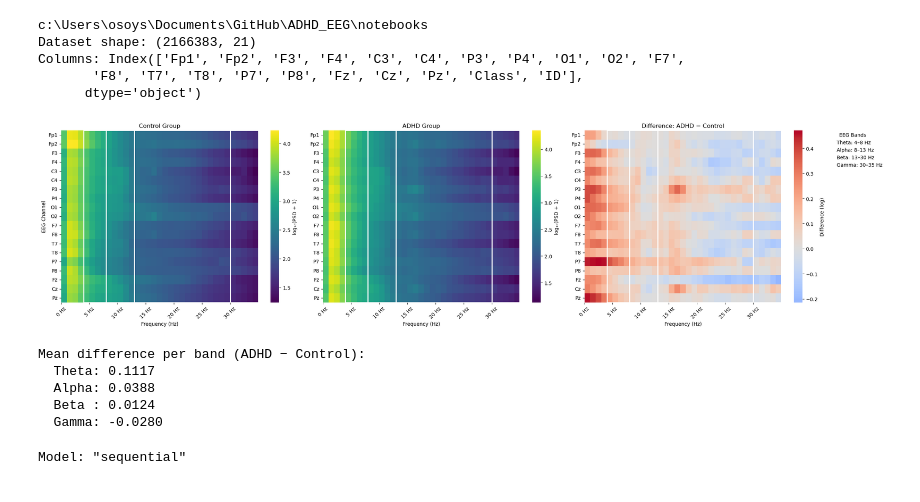
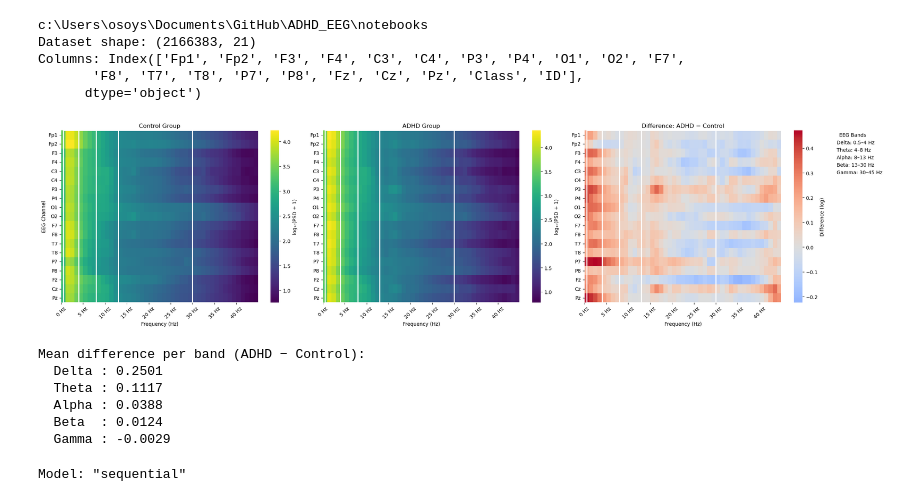
Before and after one commit to KatarzynaStefanowicz/ADHD_EEG, a Jupyter notebook: notebooks/hirnmap.ipynb, the cells around one changed output. Cells and saved outputs as stored; diff of their text form; code cells hidden in the pictures.

Commit message:
gamma waves now till 45Hz (#9)

```diff
--- a/notebooks/hirnmap.ipynb
+++ b/notebooks/hirnmap.ipynb
@@ -65,7 +65,7 @@ adhd_avg    = X[y == 1].mean(axis=0)
 control_avg = X[y == 0].mean(axis=0)
 
 # 2. Select bins corresponding to 4–35 Hz (fs=128, nperseg=128 → 1 Hz/Bin)
-freq_start, freq_end = 0, 35      # include bins 4..35
+freq_start, freq_end = 0, 45      # include bins 4..35
 adhd_cut    = adhd_avg[:,    freq_start:freq_end]
 control_cut = control_avg[:, freq_start:freq_end]
 
@@ -83,6 +83,7 @@ tick_labels = [f"{h} Hz" for h in hz_ticks]
 
 # 6. Define EEG bands in Hz
 band_defs_hz = {
+    "Delta": (0.5, 4),
     "Theta": (4, 8),
     "Alpha": (8, 13),
     "Beta":  (13, 30),
@@ -124,42 +125,48 @@ for ax, data, title, cmap, center in zip(
     # 8. Draw rectangular outlines around each EEG band
     n_ch = len(channels)
     for name, (b0, b1) in band_defs.items():
         rect = Rectangle((b0, 0), b1 - b0, n_ch,
                          fill=False, edgecolor='white', linewidth=2)
         ax.add_patch(rect)
 
 # 9. Add a legend for the bands
 legend_handles = [
     Patch(facecolor='none',
           edgecolor='white',
           linewidth=2,
           label=f"{name}: {f0}–{f1} Hz")
     for name, (f0, f1) in band_defs_hz.items()
 ]
 # Place legend below the third plot
 axs[2].legend(handles=legend_handles,
               loc='upper left',
               bbox_to_anchor=(1.2, 1),
               borderaxespad=0.,
               frameon=False,
               title="EEG Bands")
 
 plt.tight_layout()
 plt.show()
 
 # 10. Print mean difference per band
 print("Mean difference per band (ADHD − Control):")
 for name, (f0, f1) in band_defs_hz.items():
-    rel0, rel1 = f0 - freq_start, f1 - freq_start
-    val = diff[:, rel0:rel1].mean()
-    print(f"  {name:5s}: {val:.4f}")
+    # Convert frequency to relative bin indices
+    bin0 = int(round(f0)) - freq_start
+    bin1 = int(round(f1)) - freq_start
+    bin0 = max(bin0, 0)
+    bin1 = min(bin1, diff.shape[1])
+
+    val = diff[:, bin0:bin1].mean()
+    print(f"  {name:6s}: {val:.4f}")
 # %% [output]
-[figure, old version]
+[figure, new version]
 Mean difference per band (ADHD − Control):
-  Theta: 0.1117
-  Alpha: 0.0388
-  Beta : 0.0124
-  Gamma: -0.0280
+  Delta : 0.2501
+  Theta : 0.1117
+  Alpha : 0.0388
+  Beta  : 0.0124
+  Gamma : -0.0029
 # %%
 # Scale feature maps and reshape for CNN
 X = X[..., np.newaxis]  # Add channel dimension
```
